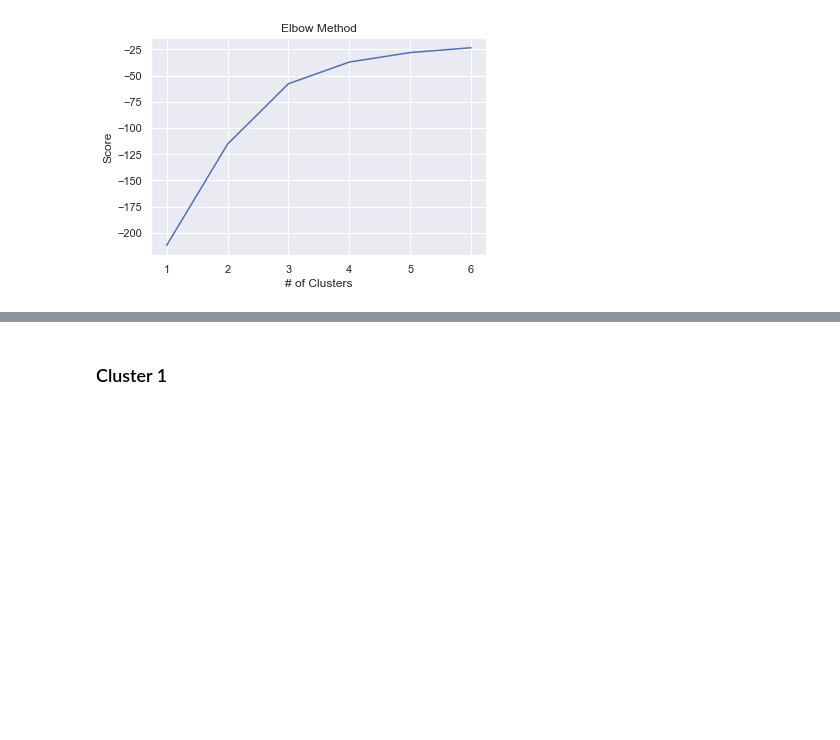
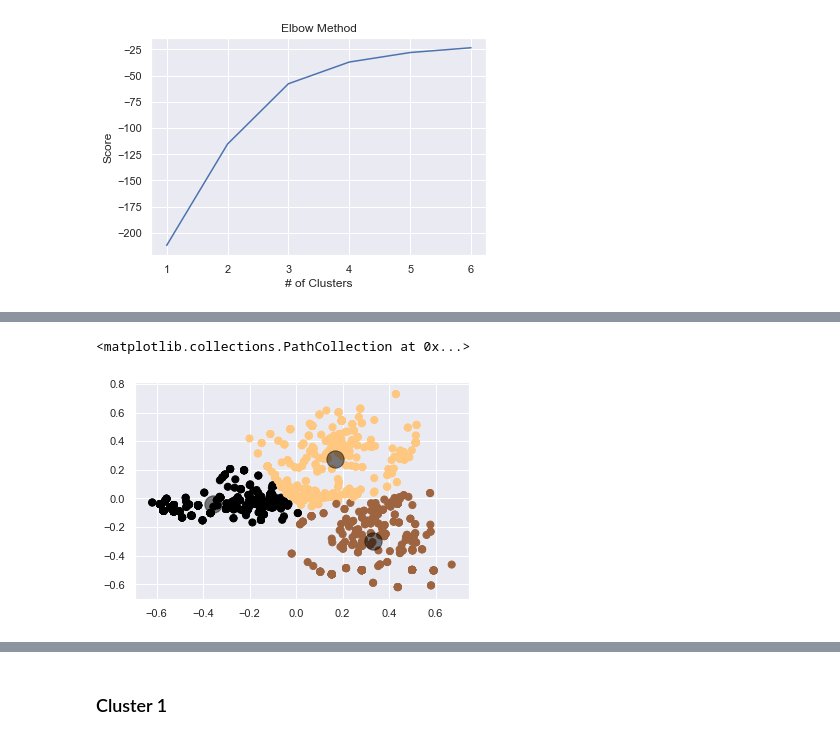
Before and after one commit to MarcelinoV/Twitter-Covid-NLP-Clustering, a Jupyter notebook: Covid Twitter Vaccine NLP & KMeans.ipynb, the cells around one changed output, grey strips where cells are left out. Saved outputs shown, nothing was run; the diff lists cells and outputs as text; code cells hidden in the pictures; blank space fills up the shorter version.

```diff
--- a/Covid Twitter Vaccine NLP & KMeans.ipynb
+++ b/Covid Twitter Vaccine NLP & KMeans.ipynb
@@ -568,0 +574,16 @@ plt.show()
+# %%
+# mini-batch K-Means
+
+from sklearn.cluster import MiniBatchKMeans
+
+mbkmeans = MiniBatchKMeans(n_clusters=3, max_iter=400)
+fitted = mbkmeans.fit(Y_sklearn)
+prediction = mbkmeans.predict(Y_sklearn)
+
+skcenters = fitted.cluster_centers_
+
+plt.scatter(Y_sklearn[:, 0], Y_sklearn[:, 1], c=prediction, s=50, cmap='copper')
+plt.scatter(skcenters[:, 0], skcenters[:, 1], c='black', s=300, alpha=0.5)
+# %% [output]
+<matplotlib.collections.PathCollection at 0x...>
+[figure, added]
```
Also changed, not shown: parts of 29 cells of this notebook, 6 other files.
